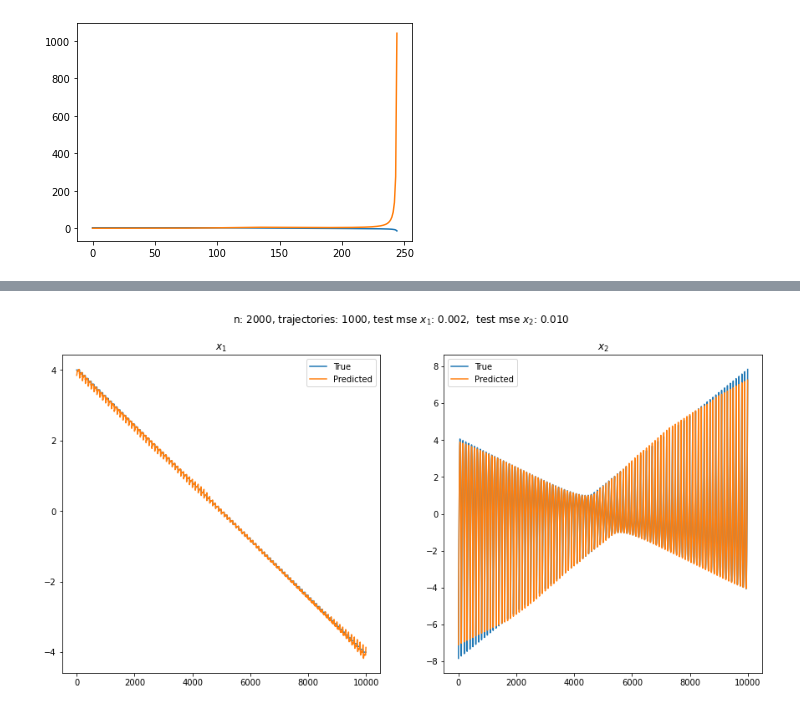
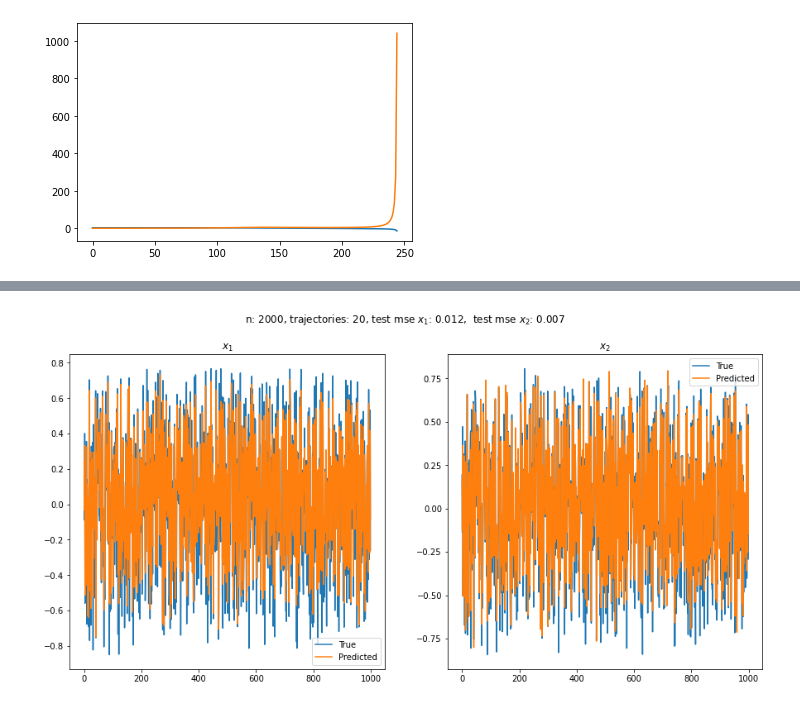
Before and after one commit to kyrxanthos/NN_dynamical_systems, a Jupyter notebook: MLP_practise.ipynb, the cells around one changed output, grey strips where cells are left out. Drawn from its saved outputs; the diff is of its cells as text; code cells hidden in the pictures.

```diff
--- a/MLP_practise.ipynb
+++ b/MLP_practise.ipynb
@@ -137,19 +158,20 @@ validation_dataset = validation_dataset.batch(batch_size)
 l2_coeff = 1e-5
 rate = 0.5
 reg = regularizers.l2(l2_coeff)
+reg = None
 act = 'relu'
 
 model = Sequential([
-    Dense(20, activation=act, input_dim=2, kernel_regularizer = reg),
+    Dense(20, activation=act, input_dim=dim, kernel_regularizer = reg),
 #     Dense(128, activation=act, kernel_regularizer = reg),
+    # Dense(256, activation=act, kernel_regularizer = reg),
+    # Dense(256, activation=act, kernel_regularizer = reg),
+    # Dense(512, activation=act, kernel_regularizer = reg),
+    # Dense(512, activation=act, kernel_regularizer = reg),
+    # Dense(512, activation=act, kernel_regularizer = reg),
+    # Dense(512, activation=act, kernel_regularizer = reg),
     Dense(256, activation=act, kernel_regularizer = reg),
-    Dense(256, activation=act, kernel_regularizer = reg),
-    Dense(512, activation=act, kernel_regularizer = reg),
-    Dense(512, activation=act, kernel_regularizer = reg),
-    Dense(512, activation=act, kernel_regularizer = reg),
-    Dense(512, activation=act, kernel_regularizer = reg),
-    Dense(256, activation=act, kernel_regularizer = reg),
-    Dense(2)
+    Dense(dim)
 ])
 model.compile(optimizer='adam', loss='mse', metrics=['mae'])
 
@@ -174,4 +194,4 @@ Trainable params: 1,122,622
 Non-trainable params: 0
 _________________________________________________________________
 # %%
-history = model.fit(train_dataset, validation_data=validation_dataset, epochs=15, verbose=1, callbacks=[earlystopping])
+history = model.fit(train_dataset, validation_data=validation_dataset, epochs=50, verbose=0, callbacks=[earlystopping])
@@ -207,37 +209,41 @@ plt.show()
 # %%
-n = [100,100]
-bounds = [1.6, 4]
+# n = [10,10]
+# bounds = [1.6, 4]
+n = [10,10, 10]
 ls = np.stack([n, bounds],axis=1)
 
 def get_grid_of_points(lms):
     ls = [np.linspace(-i,i,int(n)) for n, i in lms]
     mesh_ls = np.meshgrid(*ls)
     all_mesh = [np.reshape(x, [-1]) for x in mesh_ls]
     grid_points = np.stack(all_mesh, axis=1)
     return grid_points
-data = get_grid_of_points(ls)
+# data = get_grid_of_points(ls)
+
+data = np.random.uniform(low=[ -x for x in bounds], high=bounds, size=(np.prod(n),dim))
+
 
 y_pred = model.predict(data)
 y_true = vf(data)
 
 plt.figure(figsize=(15,7))
 plt.suptitle('n: {}, trajectories: {}, test mse $x_1$: {:.3f},  test mse $x_2$: {:.3f}'.format(
     t_train.shape[0], n_traj,
     np.mean(np.square(y_true - y_pred), axis=0)[0], np.mean(np.square(y_true - y_pred), axis=0)[1] ))
 plt.title('n: {}'.format(n[0]*n[1]))
 plt.subplot(121)
 plt.plot(y_true[:,0], label = 'True')
 plt.plot(y_pred[:,0], label = 'Predicted')
 plt.title('$x_1$')
 plt.legend()
 plt.subplot(122)
 plt.plot(y_true[:,1], label = 'True')
 plt.plot(y_pred[:,1], label = 'Predicted')
 plt.title('$x_2$')
 plt.legend()
 plt.show()
 # %% [output]
-[figure, old version]
+[figure, new version]
 # %%
 ep = np.mean(np.square(y_true - y_pred), axis=1)
 # %%
```
Also changed, not shown: parts of 6 cells of this notebook, 9 other files.
